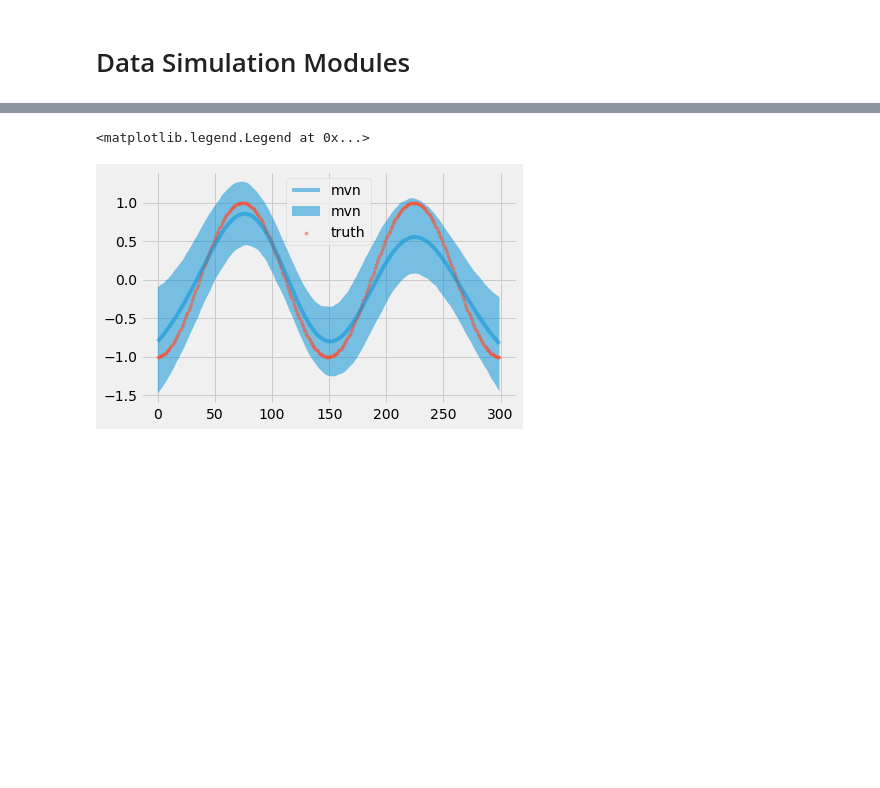
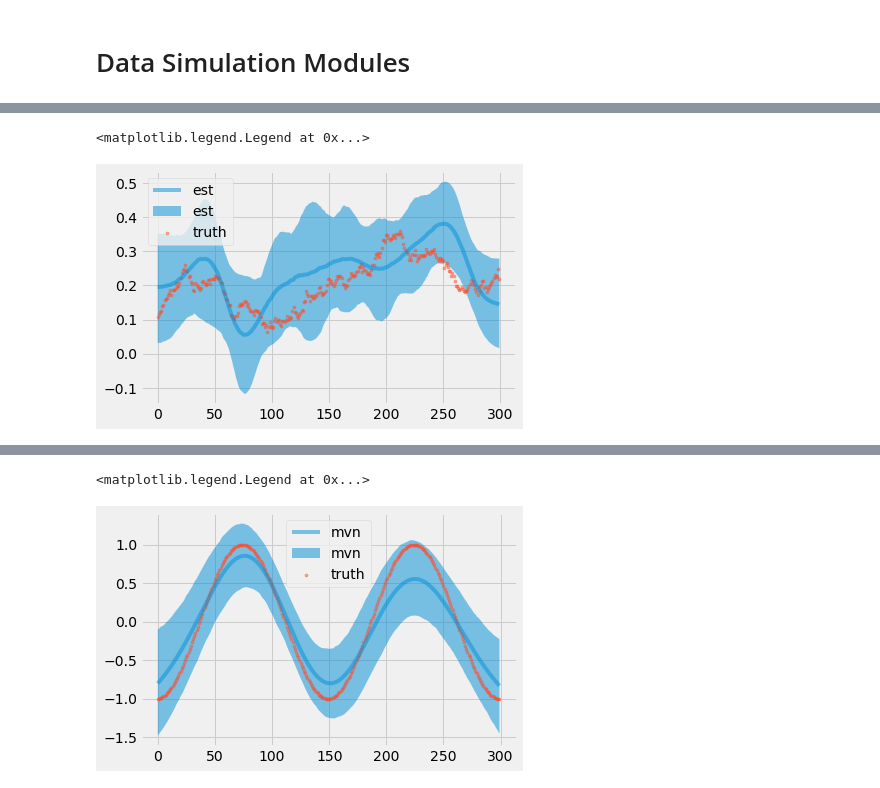
Before and after one commit to uber/orbit, a Jupyter notebook: examples/ktrx_simulation.ipynb, the cells around one changed output, grey strips where cells are left out. Saved outputs shown, nothing was run; the diff lists cells and outputs as text; code cells hidden in the pictures; blank space fills up the shorter version.

```diff
--- a/examples/ktrx_simulation.ipynb
+++ b/examples/ktrx_simulation.ipynb
@@ -98,18 +127,16 @@ data.head(10)
 # %%
 # define stuff
-regressor_col=['x1', 'x2', 'x3']
+regressor_col = ['x{}'.format(pp) for pp in range(1, p+1)]
 response_col = 'y'
 # run the model
 # run lite first
 ktr_lite = KTRLiteMAP(
     response_col=response_col,
     date_col='date',
-    level_knot_scale=1,
     seed=2020,
-    span_level= .1,
     estimator_type=StanEstimatorMAP,
 )
-ktr_lite.fit(df=data)
+ktr_lite.fit(df=rw_data)
 
 level_knot_scale = ktr_lite.level_knot_scale
 level_knots_stan = ktr_lite._aggregate_posteriors['map']['lev_knot'][0]
@@ -118,6 +149,6 @@ level_knots_stan = np.array([0] * len(level_knot_dates))
 # %%
 %%time
-ktrx1 = KTRXFull(
+ktrx_neutral = KTRXFull(
 
     response_col=response_col,
     date_col='date',
@@ -127,25 +158,30 @@ ktrx1 = KTRXFull(
 
     regressor_col=regressor_col,
     regressor_init_knot_loc=[0] * len(regressor_col),
-    regressor_init_knot_scale=[2.0] * len(regressor_col),
-    regressor_knot_scale=[2.0] * len(regressor_col),
+    regressor_init_knot_scale=[1.0] * len(regressor_col),
+    regressor_knot_scale=[0.5] * len(regressor_col),
 
-    span_coefficients=0.05,
-    rho_coefficients=0.1,
+    span_coefficients=0.1,
+    rho_coefficients=0.05,
     prediction_percentiles=[2.5, 97.5],
     seed=2020,
-    num_steps=1001,
+    num_steps=501,
     num_sample=1000,
     learning_rate=0.2,
     learning_rate_total_decay=0.05,
     verbose=True,
-    message=100,
+    message=50,
     n_bootstrap_draws=-1,
     estimator_type=PyroEstimatorVI,
-    mvn=1,
+
+    # new setting we want to test
+    mvn=0,
+    flat_multiplier=True,
+    geometric_walk=False,
+    min_residuals_sd=1.0,
 
 )
 
-ktrx1.fit(df=data)
+ktrx_neutral.fit(df=rw_data)
 # %% [output]
 INFO:root:Guessed max_plate_nesting = 1
@@ -210,0 +201,12 @@ Wall time: 11 s
+# %%
+idx = 3
+# %%
+coef_mid, coef_lower, coef_upper  = ktrx_neutral.get_regression_coefs(include_ci=True, coefficient_method='empirical')
+x = np.arange(coef_mid.shape[0])
+plt.plot(x, coef_mid['x{}'.format(idx)], label='est', alpha=0.5)
+plt.fill_between(x, coef_lower['x{}'.format(idx)], coef_upper['x{}'.format(idx)], label='est', alpha=0.5)
+plt.scatter(x, rw_data['beta{}'.format(idx)], label='truth', s=10, alpha=0.5)
+plt.legend()
+# %% [output]
+<matplotlib.legend.Legend at 0x...>
+[figure, added]
```
Also changed, not shown: parts of 23 cells of this notebook, 1 other file.
